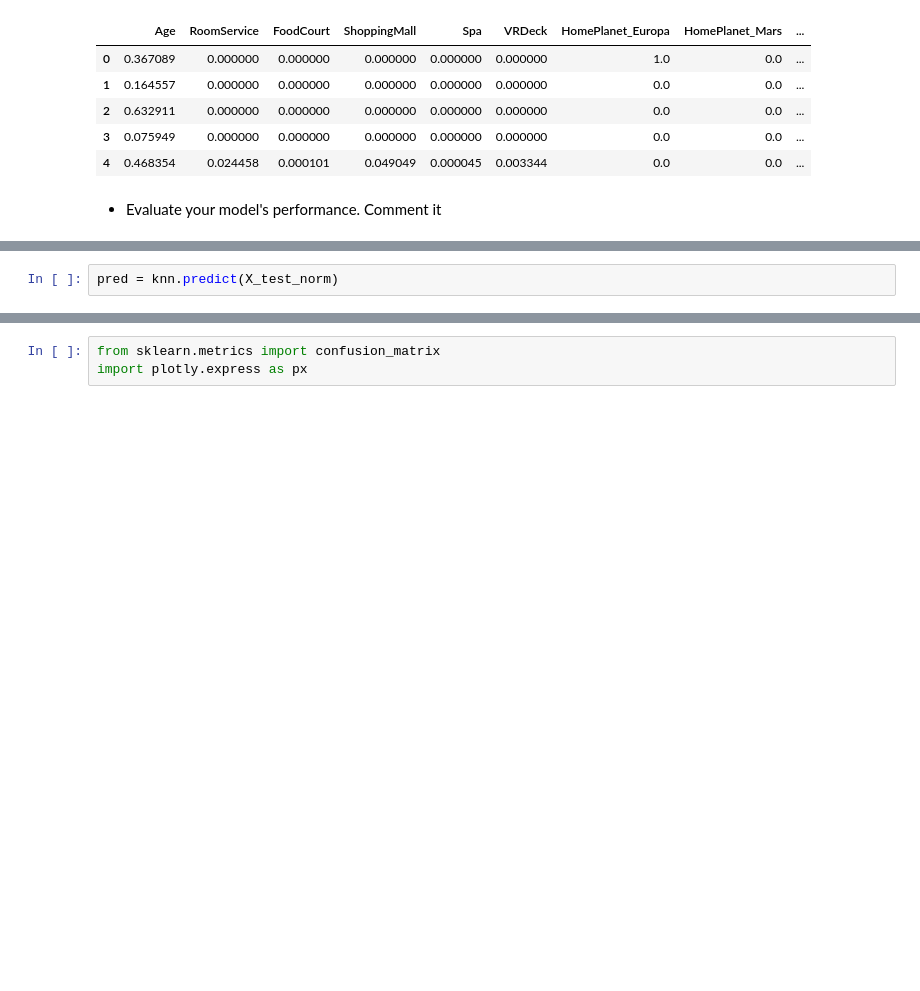
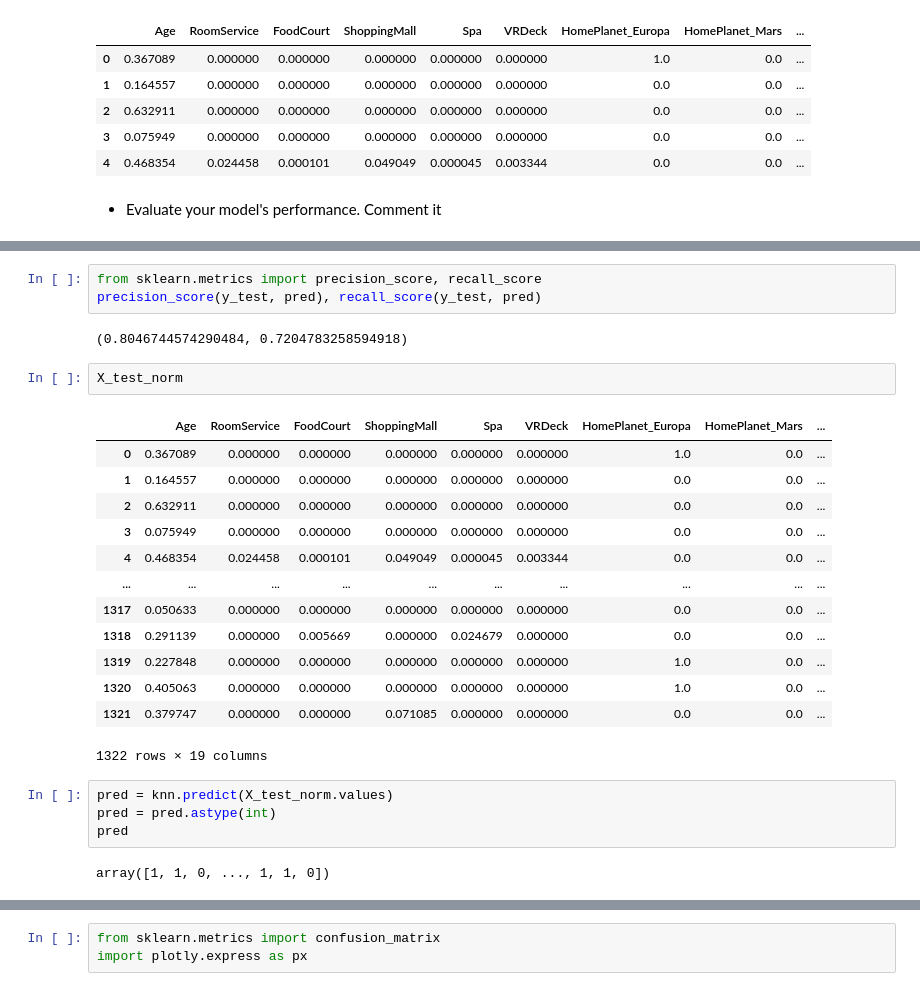
Before and after one commit to steprag/lab-feature-engineering, a Jupyter notebook: lab-feature_eng.ipynb, the cells around one changed output, grey strips where cells are left out. Cells and saved outputs as stored; diff of their text form; blank space fills up the shorter version.

```diff
--- a/lab-feature_eng.ipynb
+++ b/lab-feature_eng.ipynb
@@ -319,2 +319,27 @@ knn.score(X_test_norm, y_test)
+# %%
+from sklearn.metrics import precision_score, recall_score
+precision_score(y_test, pred), recall_score(y_test, pred)
+# %% [output]
+(0.8046744574290484, 0.7204783258594918)
+# %%
+X_test_norm
+# %% [output]
+|  | Age | RoomService | FoodCourt | ShoppingMall | Spa | VRDeck | HomePlanet_Europa | HomePlanet_Mars | ... |
+| 0 | 0.367089 | 0.000000 | 0.000000 | 0.000000 | 0.000000 | 0.000000 | 1.0 | 0.0 | ... |
+| 1 | 0.164557 | 0.000000 | 0.000000 | 0.000000 | 0.000000 | 0.000000 | 0.0 | 0.0 | ... |
+| 2 | 0.632911 | 0.000000 | 0.000000 | 0.000000 | 0.000000 | 0.000000 | 0.0 | 0.0 | ... |
+| 3 | 0.075949 | 0.000000 | 0.000000 | 0.000000 | 0.000000 | 0.000000 | 0.0 | 0.0 | ... |
+| 4 | 0.468354 | 0.024458 | 0.000101 | 0.049049 | 0.000045 | 0.003344 | 0.0 | 0.0 | ... |
+| ... | ... | ... | ... | ... | ... | ... | ... | ... | ... |
+| 1317 | 0.050633 | 0.000000 | 0.000000 | 0.000000 | 0.000000 | 0.000000 | 0.0 | 0.0 | ... |
+| 1318 | 0.291139 | 0.000000 | 0.005669 | 0.000000 | 0.024679 | 0.000000 | 0.0 | 0.0 | ... |
+| 1319 | 0.227848 | 0.000000 | 0.000000 | 0.000000 | 0.000000 | 0.000000 | 1.0 | 0.0 | ... |
+| 1320 | 0.405063 | 0.000000 | 0.000000 | 0.000000 | 0.000000 | 0.000000 | 1.0 | 0.0 | ... |
+| 1321 | 0.379747 | 0.000000 | 0.000000 | 0.071085 | 0.000000 | 0.000000 | 0.0 | 0.0 | ... |
+1322 rows × 19 columns
 # %%
-pred = knn.predict(X_test_norm)
+pred = knn.predict(X_test_norm.values)
+pred = pred.astype(int)
+pred
+# %% [output]
+array([1, 1, 0, ..., 1, 1, 0])
```
Also changed, not shown: parts of 9 cells of this notebook.
